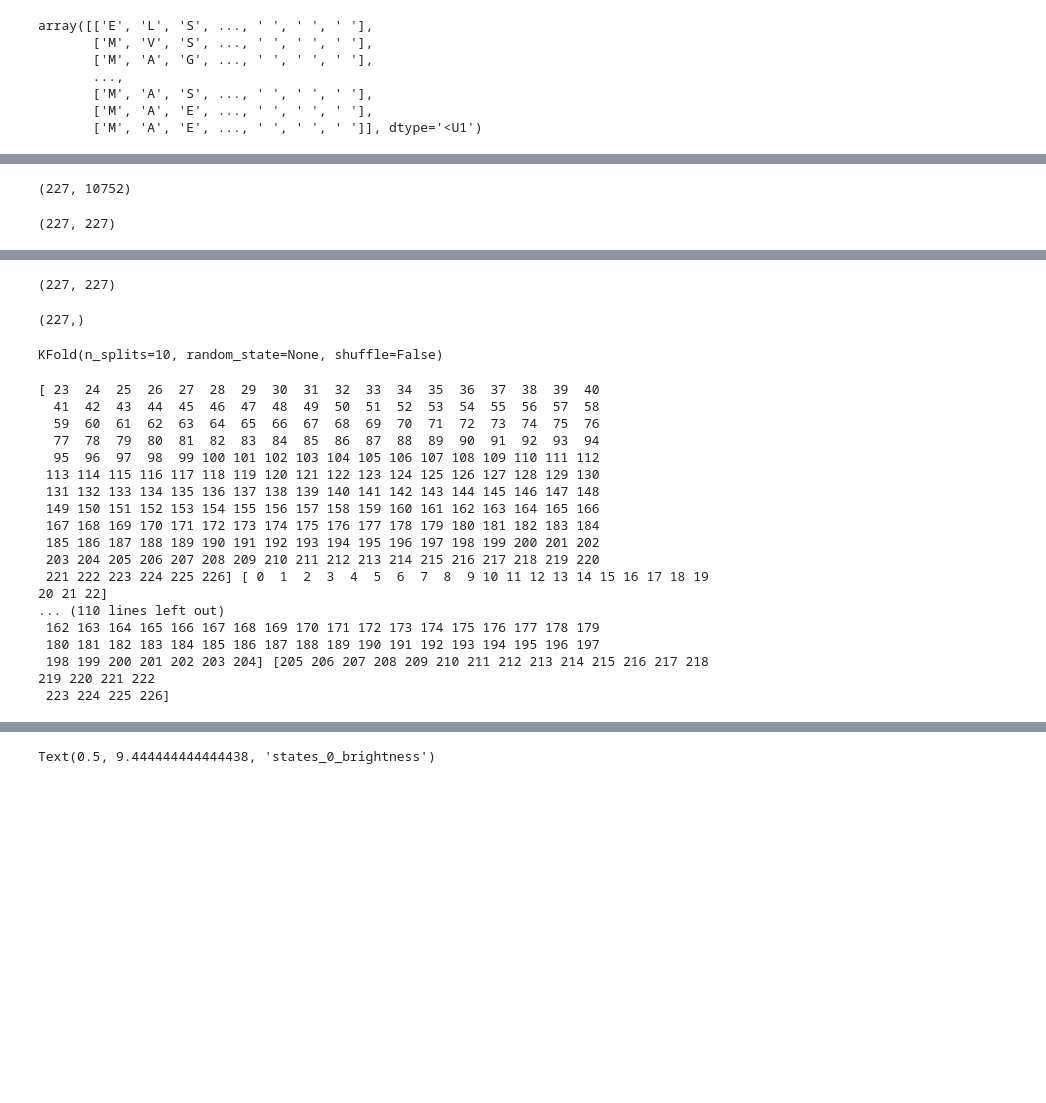
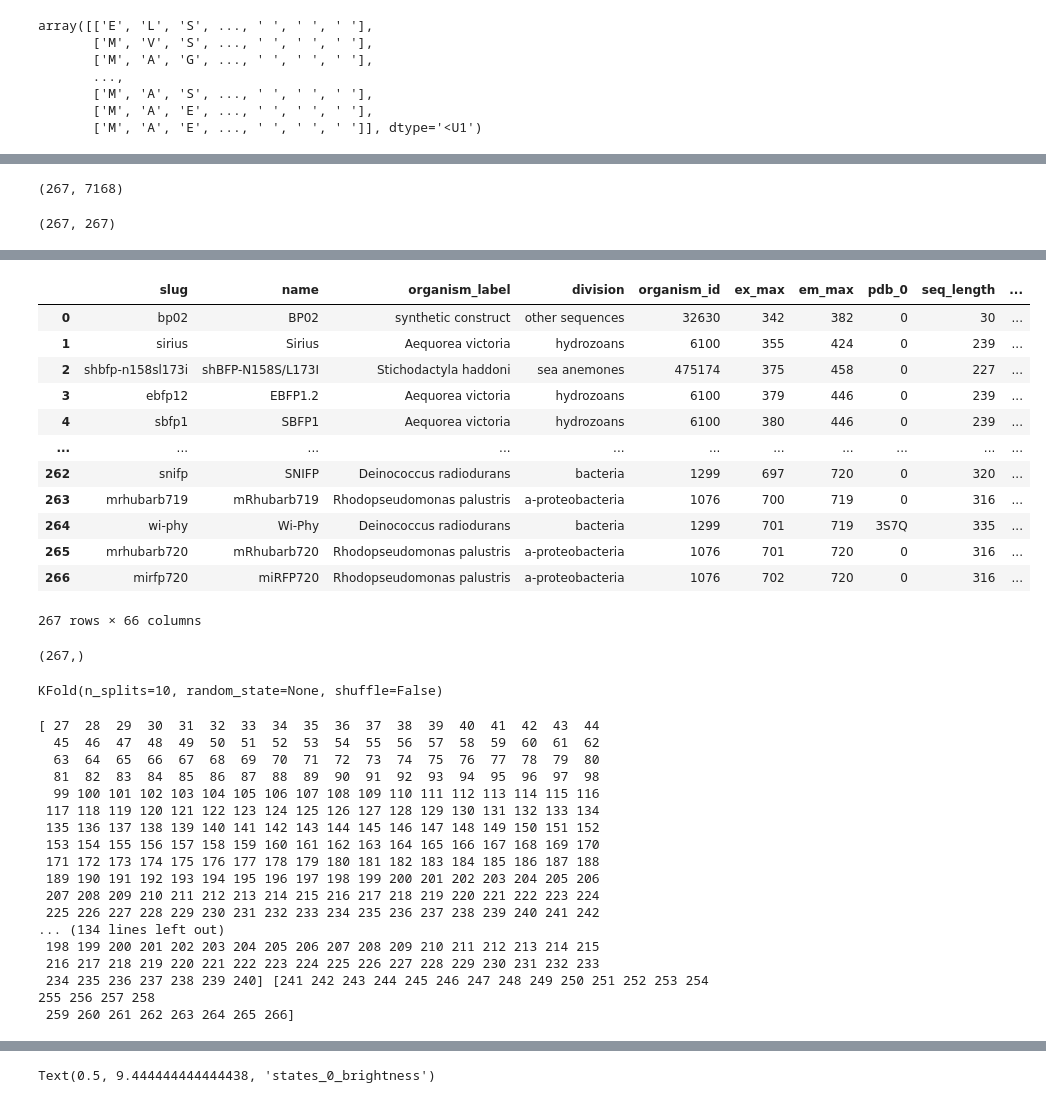
Before and after one commit to Laragok/Protein_Data_Covariance, a Jupyter notebook: trained_model_states_0_brightness.ipynb, the cells around one changed output, grey strips where cells are left out. Drawn from its saved outputs; the diff is of its cells as text; code cells hidden in the pictures; blank space fills up the shorter version.

```diff
--- a/trained_model_states_0_brightness.ipynb
+++ b/trained_model_states_0_brightness.ipynb
@@ -22,5 +22,4 @@ import h5py
 ddir = os.getcwd()
 # %%
 ###reading the csv data file
-df = pd.read_csv(os.path.join(ddir , "monomeric_long.csv"), delimiter='\t')
-df
+df = pd.read_csv(os.path.join(ddir , "basic-monomeric.csv"), delimiter='\t')
@@ -41,6 +26,6 @@ df
 # %%
 # array of amino acids in a certain protein ( sirius aequorea victoria row(1) )
-aminoacids = set(df.seq[0:20])   ###sets the aminoacids variable to the 1 row of seq column
+aminoacids = set(df.seq[0])   ###sets the aminoacids variable to the 1 row of seq column
 aminoacids.add('*')
 aminoacids = np.array(list(aminoacids))   ###turns the 1 line of seq column into a python list
 aminoacids.sort()
@@ -126,7 +81,7 @@ protein_ohe = np.apply_along_axis(match_aminoacids, 1, leftjustified_seqs).resha
 # %%
 protein_ohe.shape
 # %% [output]
-(227, 10752)
+(267, 7168)
 # %%
 ###Linear Regreesion Training
 # %%
@@ -137,7 +92,7 @@ pc_coords = u @ np.diag(s)
 # rows correspond to each protein in same order as
 pc_coords.shape
 # %% [output]
-(227, 227)
+(267, 267)
 # %%
 f, ax = plt.subplots()
 ax.set_xlabel("PC 1")
@@ -149,11 +104,22 @@ plt.draw()
 # %%
 X = pc_coords
 y = (df["states_0_brightness"])
-
-X.shape
+df.fillna(0)
 # %% [output]
+|  | slug | name | organism_label | division | organism_id | ex_max | em_max | pdb_0 | seq_length | ... |
+| 0 | bp02 | BP02 | synthetic construct | other sequences | 32630 | 342 | 382 | 0 | 30 | ... |
+| 1 | sirius | Sirius | Aequorea victoria | hydrozoans | 6100 | 355 | 424 | 0 | 239 | ... |
+| 2 | shbfp-n158sl173i | shBFP-N158S/L173I | Stichodactyla haddoni | sea anemones | 475174 | 375 | 458 | 0 | 227 | ... |
+| 3 | ebfp12 | EBFP1.2 | Aequorea victoria | hydrozoans | 6100 | 379 | 446 | 0 | 239 | ... |
+| 4 | sbfp1 | SBFP1 | Aequorea victoria | hydrozoans | 6100 | 380 | 446 | 0 | 239 | ... |
+| ... | ... | ... | ... | ... | ... | ... | ... | ... | ... | ... |
+| 262 | snifp | SNIFP | Deinococcus radiodurans | bacteria | 1299 | 697 | 720 | 0 | 320 | ... |
+| 263 | mrhubarb719 | mRhubarb719 | Rhodopseudomonas palustris | a-proteobacteria | 1076 | 700 | 719 | 0 | 316 | ... |
+| 264 | wi-phy | Wi-Phy | Deinococcus radiodurans | bacteria | 1299 | 701 | 719 | 3S7Q | 335 | ... |
+| 265 | mrhubarb720 | mRhubarb720 | Rhodopseudomonas palustris | a-proteobacteria | 1076 | 701 | 720 | 0 | 316 | ... |
+| 266 | mirfp720 | miRFP720 | Rhodopseudomonas palustris | a-proteobacteria | 1076 | 702 | 720 | 0 | 316 | ... |
-(227, 227)
+267 rows × 66 columns
 # %%
 y.shape
 # %% [output]
-(227,)
+(267,)
@@ -178,23 +134,23 @@ KFold(n_splits=10, random_state=None, shuffle=False)
 for train_index , test_index in kf.split(pc_coords):
       print(train_index ,test_index)
 # %% [output]
-[ 23  24  25  26  27  28  29  30  31  32  33  34  35  36  37  38  39  40
-  41  42  43  44  45  46  47  48  49  50  51  52  53  54  55  56  57  58
-  59  60  61  62  63  64  65  66  67  68  69  70  71  72  73  74  75  76
-  77  78  79  80  81  82  83  84  85  86  87  88  89  90  91  92  93  94
-  95  96  97  98  99 100 101 102 103 104 105 106 107 108 109 110 111 112
- 113 114 115 116 117 118 119 120 121 122 123 124 125 126 127 128 129 130
- 131 132 133 134 135 136 137 138 139 140 141 142 143 144 145 146 147 148
- 149 150 151 152 153 154 155 156 157 158 159 160 161 162 163 164 165 166
- 167 168 169 170 171 172 173 174 175 176 177 178 179 180 181 182 183 184
- 185 186 187 188 189 190 191 192 193 194 195 196 197 198 199 200 201 202
- 203 204 205 206 207 208 209 210 211 212 213 214 215 216 217 218 219 220
- 221 222 223 224 225 226] [ 0  1  2  3  4  5  6  7  8  9 10 11 12 13 14 15 16 17 18 19 20 21 22]
-... (110 lines left out)
- 162 163 164 165 166 167 168 169 170 171 172 173 174 175 176 177 178 179
- 180 181 182 183 184 185 186 187 188 189 190 191 192 193 194 195 196 197
- 198 199 200 201 202 203 204] [205 206 207 208 209 210 211 212 213 214 215 216 217 218 219 220 221 222
- 223 224 225 226]
+[ 27  28  29  30  31  32  33  34  35  36  37  38  39  40  41  42  43  44
+  45  46  47  48  49  50  51  52  53  54  55  56  57  58  59  60  61  62
+  63  64  65  66  67  68  69  70  71  72  73  74  75  76  77  78  79  80
+  81  82  83  84  85  86  87  88  89  90  91  92  93  94  95  96  97  98
+  99 100 101 102 103 104 105 106 107 108 109 110 111 112 113 114 115 116
+ 117 118 119 120 121 122 123 124 125 126 127 128 129 130 131 132 133 134
+ 135 136 137 138 139 140 141 142 143 144 145 146 147 148 149 150 151 152
+ 153 154 155 156 157 158 159 160 161 162 163 164 165 166 167 168 169 170
+ 171 172 173 174 175 176 177 178 179 180 181 182 183 184 185 186 187 188
+ 189 190 191 192 193 194 195 196 197 198 199 200 201 202 203 204 205 206
+ 207 208 209 210 211 212 213 214 215 216 217 218 219 220 221 222 223 224
+ 225 226 227 228 229 230 231 232 233 234 235 236 237 238 239 240 241 242
+... (134 lines left out)
+ 198 199 200 201 202 203 204 205 206 207 208 209 210 211 212 213 214 215
+ 216 217 218 219 220 221 222 223 224 225 226 227 228 229 230 231 232 233
+ 234 235 236 237 238 239 240] [241 242 243 244 245 246 247 248 249 250 251 252 253 254 255 256 257 258
+ 259 260 261 262 263 264 265 266]
 # %%
 import numpy as np
 from sklearn.model_selection import KFold
```
Also changed, not shown: parts of 20 cells of this notebook, 3 other files.
